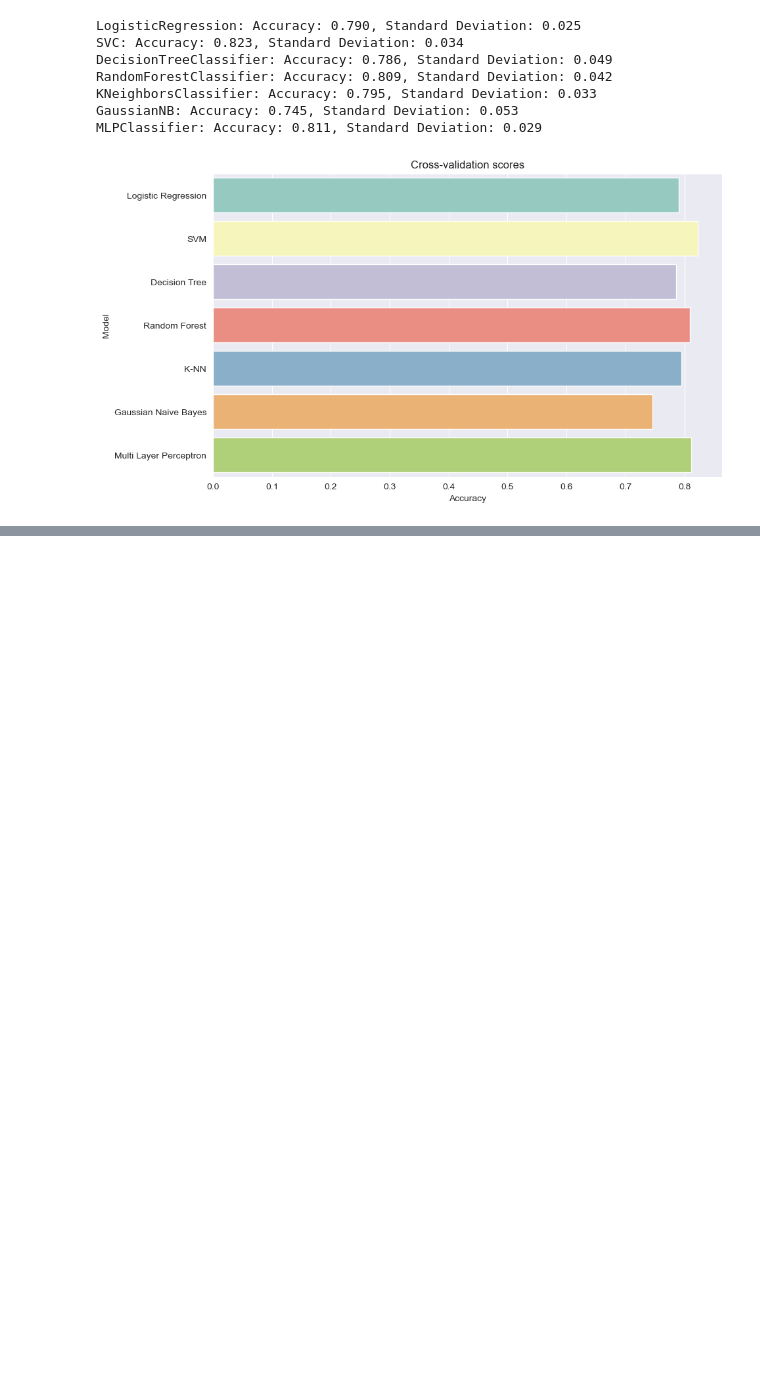
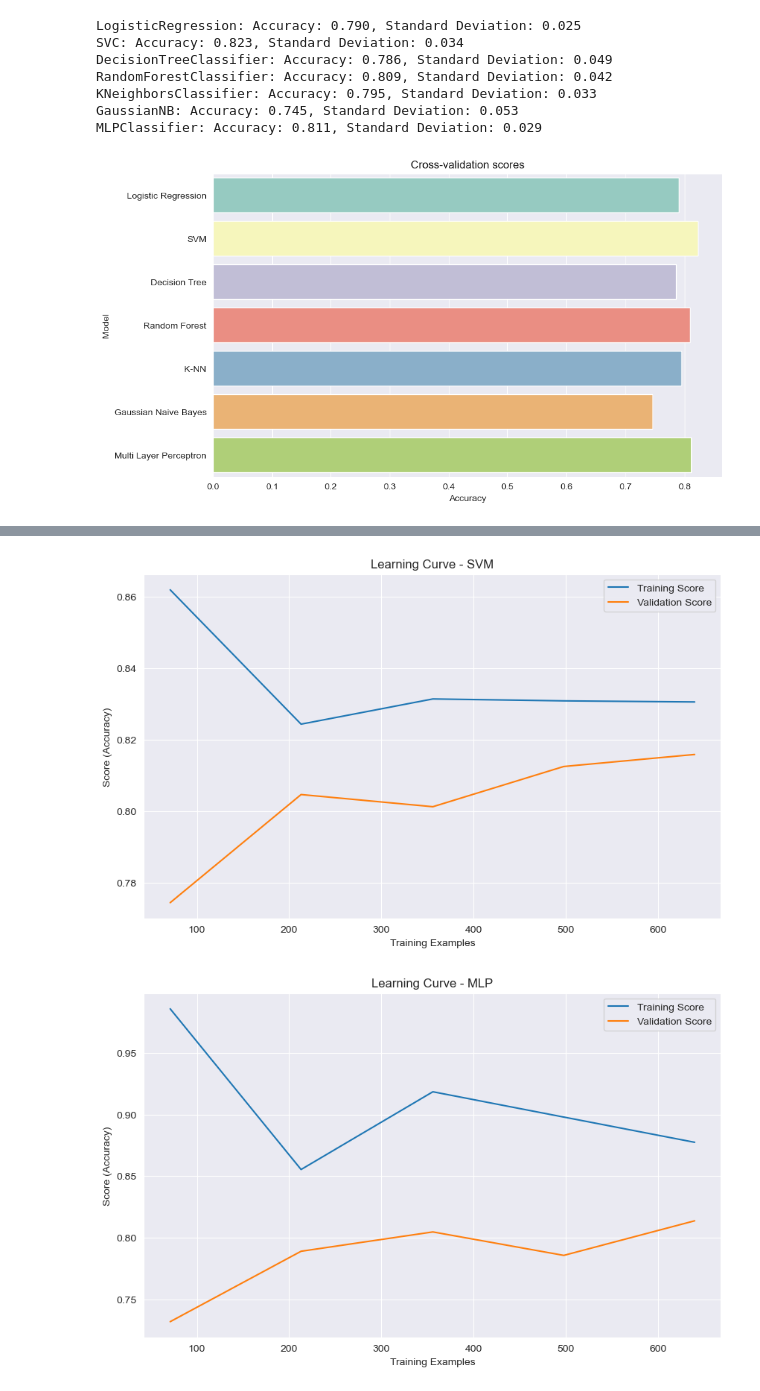
Before and after one commit to filcampos00/ML-titanic, a Jupyter notebook: src/titanic_notebook.ipynb, the cells around one changed output, grey strips where cells are left out. Drawn from its saved outputs; the diff is of its cells as text; code cells hidden in the pictures; blank space fills up the shorter version.

Commit message:
supervised learning

```diff
--- a/src/titanic_notebook.ipynb
+++ b/src/titanic_notebook.ipynb
@@ -493,0 +533,31 @@ plt.show()
+# %%
+# ainda no supervised, no clue se queremos usar isto mas supostamente isto explica overfitting ou underfitting + capacidade de generalizaçao
+
+# learning curve
+
+from sklearn.model_selection import learning_curve
+
+def plot_learning_curve(model, X, y, title):
+    train_sizes, train_scores, validation_scores = learning_curve(
+        model, X, y, train_sizes=[0.1, 0.3, 0.5, 0.7, 0.9], cv=5, scoring='accuracy'
+    )
+
+    train_scores_mean = train_scores.mean(axis=1)
+    validation_scores_mean = validation_scores.mean(axis=1)
+
+    plt.figure(figsize=(10, 6))
+    plt.plot(train_sizes, train_scores_mean, label='Training Score')
+    plt.plot(train_sizes, validation_scores_mean, label='Validation Score')
+
+    plt.title(f'Learning Curve - {title}')
+    plt.xlabel('Training Examples')
+    plt.ylabel('Score (Accuracy)')
+    plt.legend()
+    plt.show()
+
+# Loop through your models and plot learning curves
+for model_name, model in all_models:
+    plot_learning_curve(model, X_train, y_train, model_name)
+# %% [output]
+[figure, added]
+[figure, added]
```
Also changed, not shown: parts of 9 cells of this notebook.
